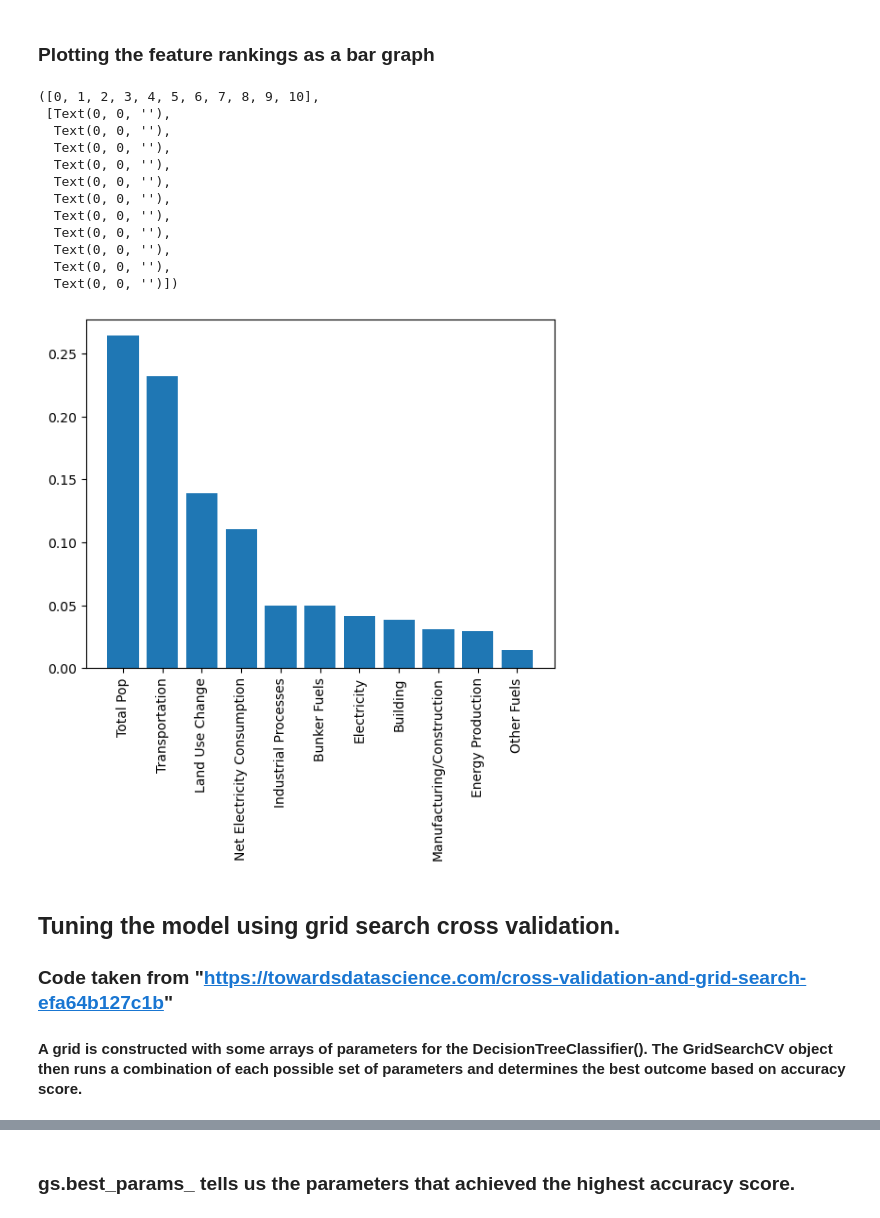
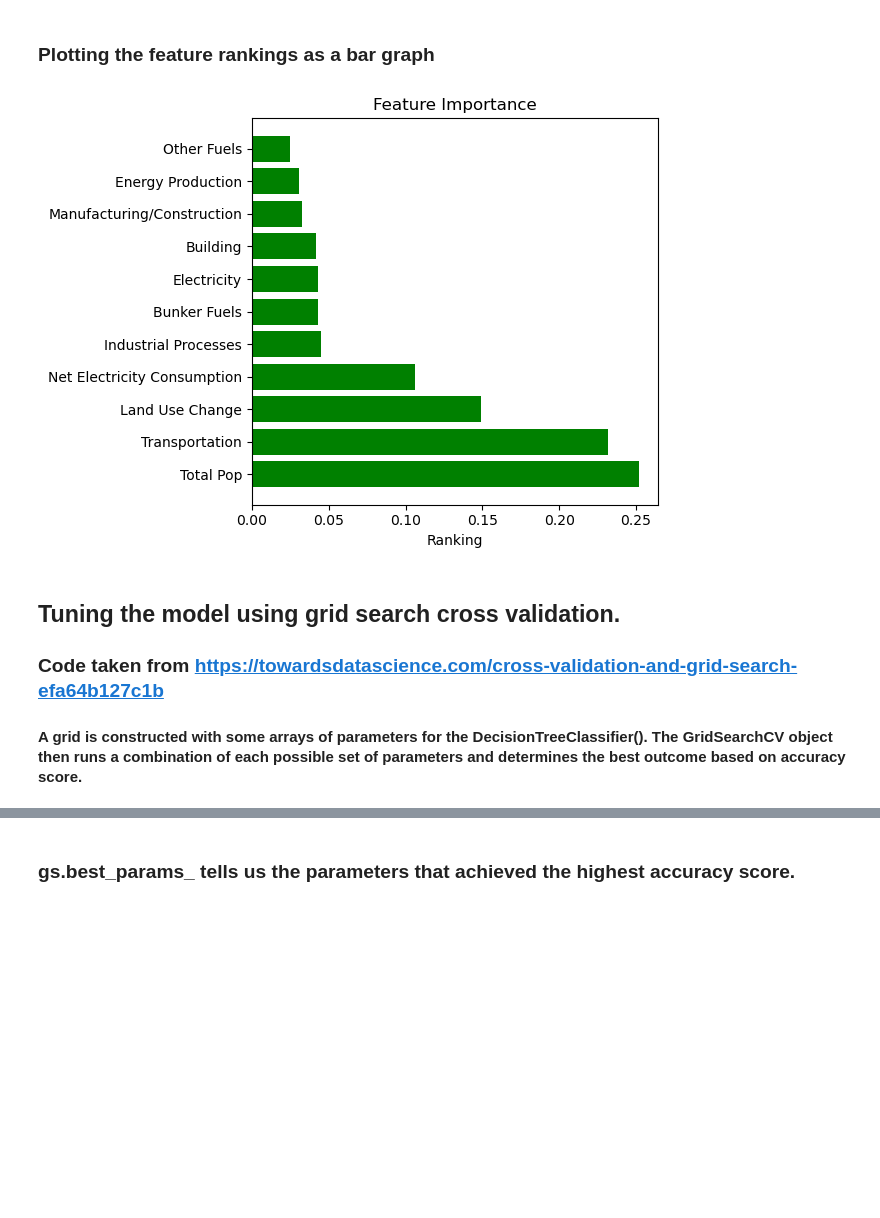
Before and after one commit to mcscrag/Final_Project, a Jupyter notebook: notebooks/ML_model_decision_tree.ipynb, the cells around one changed output, grey strips where cells are left out. Drawn from its saved outputs; the diff is of its cells as text; code cells hidden in the pictures; blank space fills up the shorter version.

Commit message:
Final commit with updated ML notebooks, ML charts and some logo images

```diff
--- a/notebooks/ML_model_decision_tree.ipynb
+++ b/notebooks/ML_model_decision_tree.ipynb
@@ -441,26 +447,23 @@ rankings_2
 # %% [markdown]
 ### Plotting the feature rankings as a bar graph
 # %%
-plt.bar(rankings_2['Feature'],rankings_2['Ranking'])
-plt.xticks(rotation=90)
+# plt.hbar(rankings_2['Feature'],rankings_2['Ranking'])
+# plt.xticks(rotation=90)
+fig, ax = plt.subplots()
+
+ax.barh(rankings_2['Feature'],rankings_2['Ranking'], color='Green')
+ax.set_yticks(rankings_2['Feature'], labels=rankings_2['Feature'])
+ax.set_xlabel('Ranking')
+ax.set_title('Feature Importance')
+plt.tight_layout()
+plt.savefig('../sql/tree_importance.png', dpi=1200)
+plt.show()
 # %% [output]
-([0, 1, 2, 3, 4, 5, 6, 7, 8, 9, 10],
- [Text(0, 0, ''),
-  Text(0, 0, ''),
-  Text(0, 0, ''),
-  Text(0, 0, ''),
-  Text(0, 0, ''),
-  Text(0, 0, ''),
-  Text(0, 0, ''),
-  Text(0, 0, ''),
-  Text(0, 0, ''),
-  Text(0, 0, ''),
-  Text(0, 0, '')])
-[figure, old version]
+[figure, new version]
 # %% [markdown]
 ## Tuning the model using grid search cross validation.
 
-### Code taken from "https://towardsdatascience.com/cross-validation-and-grid-search-efa64b127c1b"
+### Code taken from https://towardsdatascience.com/cross-validation-and-grid-search-efa64b127c1b
 
 #### A grid is constructed with some arrays of parameters for the DecisionTreeClassifier(). The GridSearchCV object then runs a combination of each possible set of parameters and determines the best outcome based on accuracy score.
 # %%
```
Also changed, not shown: parts of 16 cells of this notebook, 11 other files.
